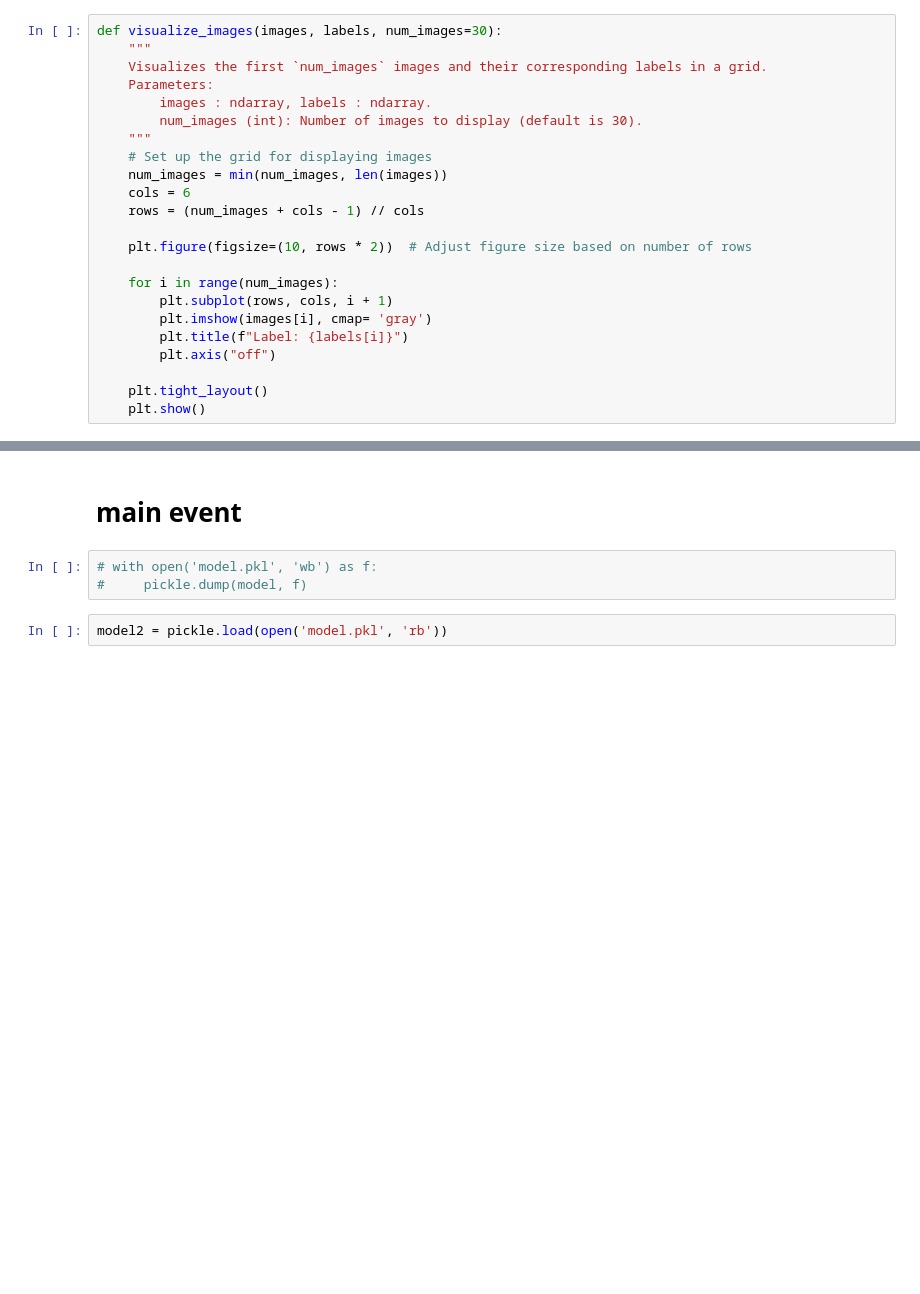
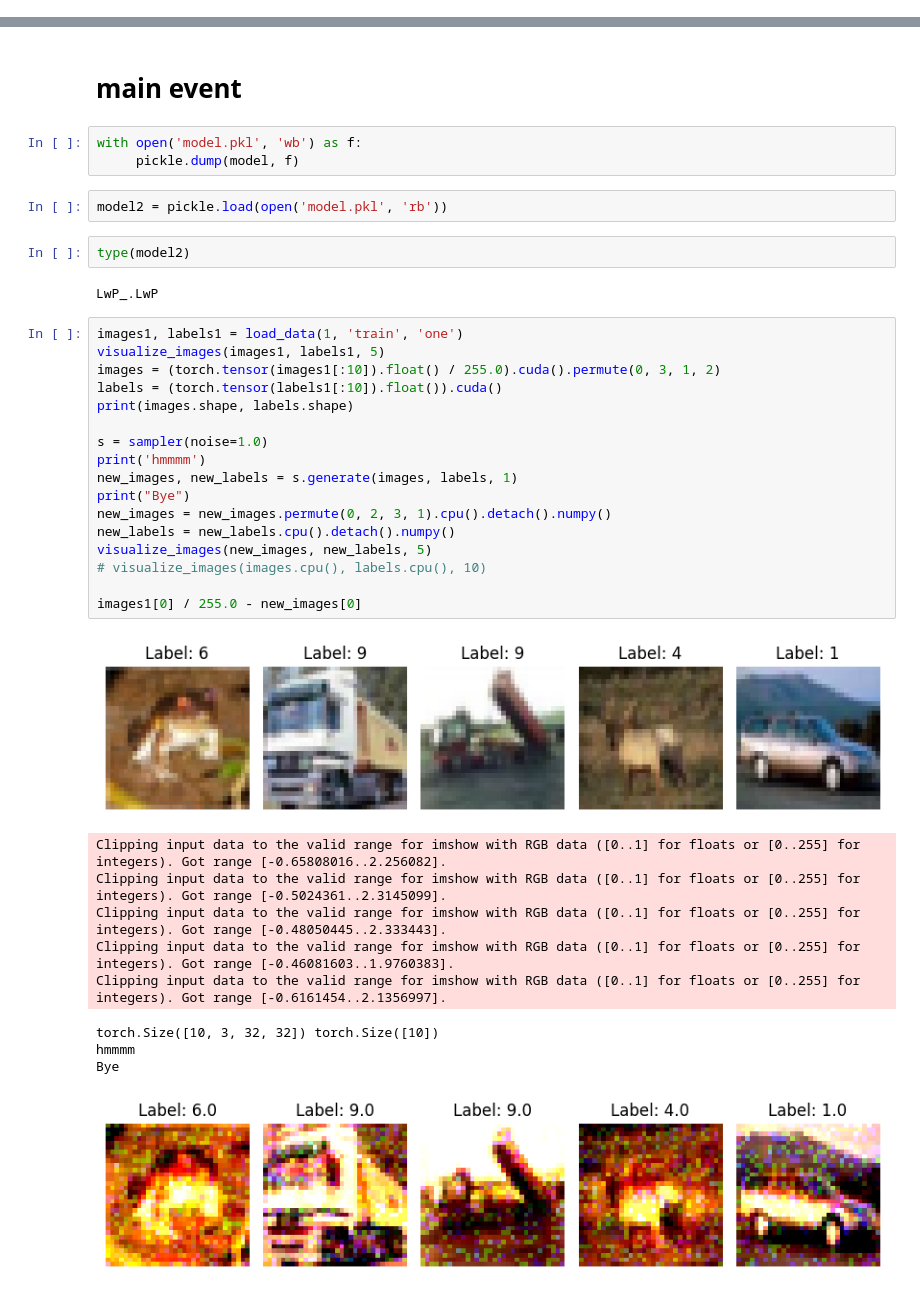
Before and after one commit to sufyaniitk/DReaMeR, a Jupyter notebook: LwP.ipynb, the cells around one changed output, grey strips where cells are left out. Cells and saved outputs as stored; diff of their text form; blank space fills up the shorter version.

```diff
--- a/LwP.ipynb
+++ b/LwP.ipynb
@@ -59,23 +53,0 @@ array([0, 1, 2, 3, 4, 5, 6, 7, 8, 9], dtype=int64)
-# %%
-def visualize_images(images, labels, num_images=30):
-    """
-    Visualizes the first `num_images` images and their corresponding labels in a grid.
-    Parameters:
-        images : ndarray, labels : ndarray.
-        num_images (int): Number of images to display (default is 30).
-    """
-    # Set up the grid for displaying images
-    num_images = min(num_images, len(images))
-    cols = 6
-    rows = (num_images + cols - 1) // cols
-
-    plt.figure(figsize=(10, rows * 2))  # Adjust figure size based on number of rows
-
-    for i in range(num_images):
-        plt.subplot(rows, cols, i + 1)
-        plt.imshow(images[i], cmap= 'gray')
-        plt.title(f"Label: {labels[i]}")
-        plt.axis("off")
-
-    plt.tight_layout()
-    plt.show()
@@ -647,7 +172,39 @@ for i in res:
 # %% [markdown]
 # main event
 # %%
-# with open('model.pkl', 'wb') as f:
-#     pickle.dump(model, f)
+with open('model.pkl', 'wb') as f:
+     pickle.dump(model, f)
 # %%
 model2 = pickle.load(open('model.pkl', 'rb'))
+# %%
+type(model2)
+# %% [output]
+LwP_.LwP
+# %%
+images1, labels1 = load_data(1, 'train', 'one')
+visualize_images(images1, labels1, 5)
+images = (torch.tensor(images1[:10]).float() / 255.0).cuda().permute(0, 3, 1, 2)
+labels = (torch.tensor(labels1[:10]).float()).cuda()
+print(images.shape, labels.shape)
+
+s = sampler(noise=1.0)
+print('hmmmm')
+new_images, new_labels = s.generate(images, labels, 1)
+print("Bye")
+new_images = new_images.permute(0, 2, 3, 1).cpu().detach().numpy()
+new_labels = new_labels.cpu().detach().numpy()
+visualize_images(new_images, new_labels, 5)
+# visualize_images(images.cpu(), labels.cpu(), 10)
+
+images1[0] / 255.0 - new_images[0]
+# %% [output]
+[figure, added]
+Clipping input data to the valid range for imshow with RGB data ([0..1] for floats or [0..255] for integers). Got range [-0.65808016..2.256082].
+Clipping input data to the valid range for imshow with RGB data ([0..1] for floats or [0..255] for integers). Got range [-0.5024361..2.3145099].
+Clipping input data to the valid range for imshow with RGB data ([0..1] for floats or [0..255] for integers). Got range [-0.48050445..2.333443].
+Clipping input data to the valid range for imshow with RGB data ([0..1] for floats or [0..255] for integers). Got range [-0.46081603..1.9760383].
+Clipping input data to the valid range for imshow with RGB data ([0..1] for floats or [0..255] for integers). Got range [-0.6161454..2.1356997].
+torch.Size([10, 3, 32, 32]) torch.Size([10])
+hmmmm
+Bye
+[figure, added]
```
Also changed, not shown: parts of 34 cells of this notebook, 11 other files.
